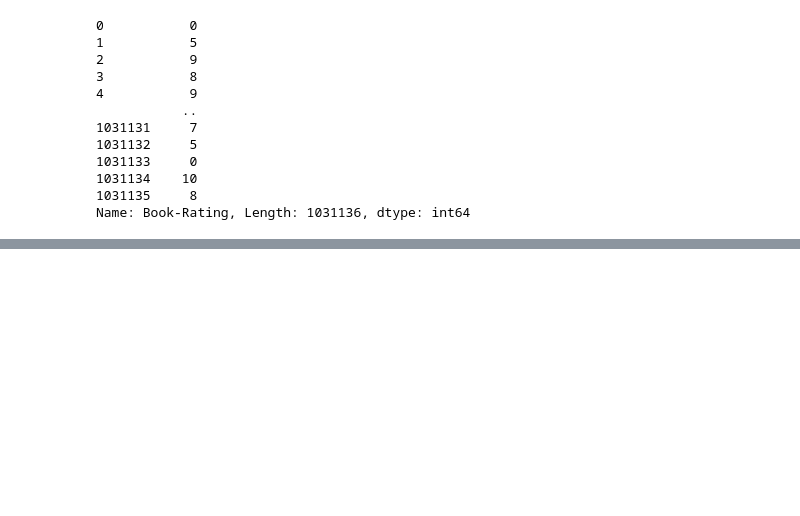
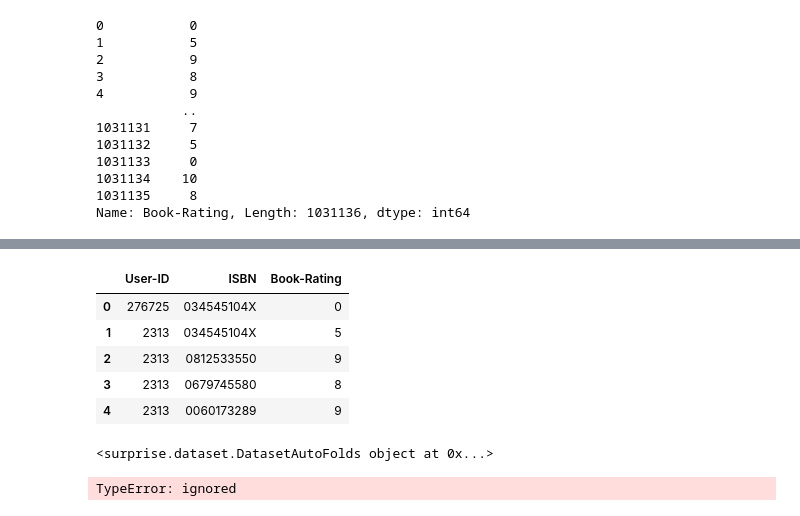
Before and after one commit to nahbos/Book-Recommendation-System, a Jupyter notebook: collaborative_filtering.ipynb, the cells around one changed output, grey strips where cells are left out. Cells and saved outputs as stored; diff of their text form; code cells hidden in the pictures; blank space fills up the shorter version.

```diff
--- a/collaborative_filtering.ipynb
+++ b/collaborative_filtering.ipynb
@@ -131,0 +147,10 @@ X_train, X_test, y_train, y_test = train_test_split(X, y, test_size=0.2, random_
+# %%
+users_book_rating = df[['User-ID', 'ISBN', 'Book-Rating']]
+users_book_rating.head()
+# %% [output]
+|  | User-ID | ISBN | Book-Rating |
+| 0 | 276725 | 034545104X | 0 |
+| 1 | 2313 | 034545104X | 5 |
+| 2 | 2313 | 0812533550 | 9 |
+| 3 | 2313 | 0679745580 | 8 |
+| 4 | 2313 | 0060173289 | 9 |
@@ -131,0 +161,4 @@ X_train, X_test, y_train, y_test = train_test_split(X, y, test_size=0.2, random_
+# %%
+print(data_for_svd)
+# %% [output]
+<surprise.dataset.DatasetAutoFolds object at 0x...>
@@ -131,0 +168,8 @@ X_train, X_test, y_train, y_test = train_test_split(X, y, test_size=0.2, random_
+# %%
+# Load SVD algorithm
+model = SVD()
+
+# Train on books dataset
+%time model_selection.cross_validate(model, data, scoring='accuracy', cv=5, verbose=True)
+# %% [output]
+TypeError: ignored
```
Also changed, not shown: parts of 7 cells of this notebook.
